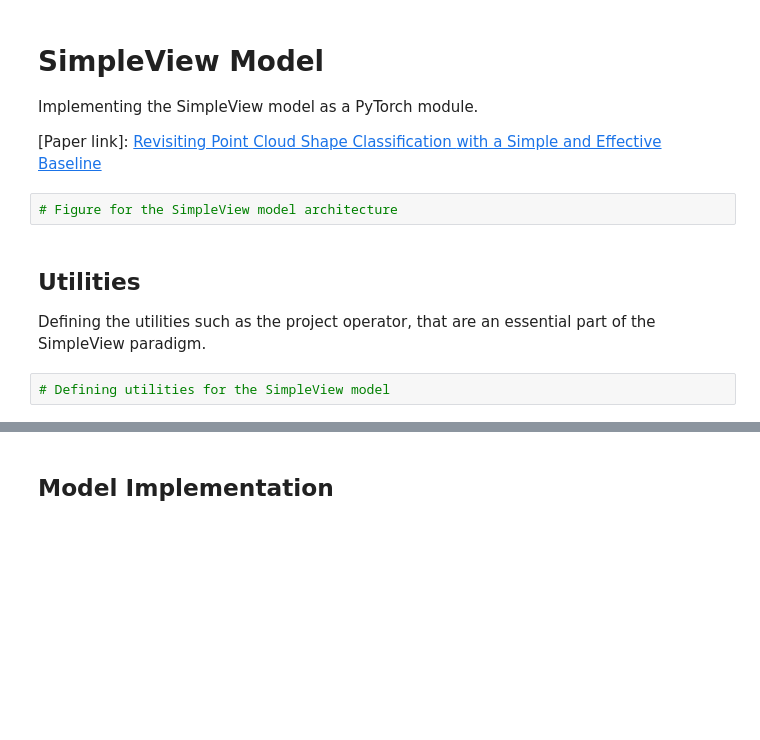
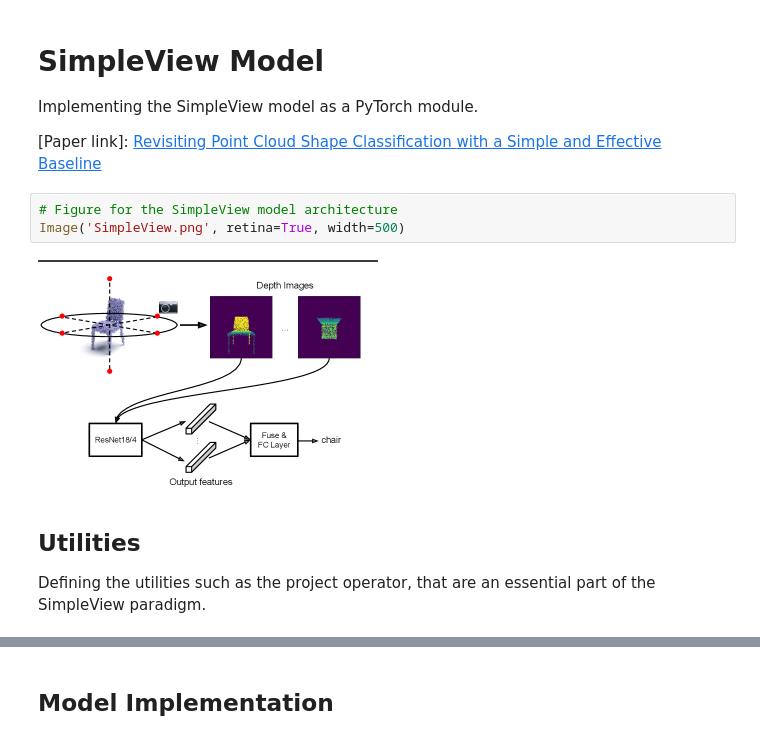
Before and after one commit to devashish-gupta/Pointy, a Jupyter notebook: driver.ipynb, the cells around one changed output, grey strips where cells are left out. Drawn from its saved outputs; the diff is of its cells as text; blank space fills up the shorter version.

```diff
--- a/driver.ipynb
+++ b/driver.ipynb
@@ -64,8 +174,9 @@ Implementing the SimpleView model as a PyTorch module.
 with a Simple and Effective Baseline](https://arxiv.org/pdf/2106.05304v1.pdf)
 # %%
 # Figure for the SimpleView model architecture
+Image('SimpleView.png', retina=True, width=500)
+# %% [output]
+[figure, added]
 # %% [markdown]
 ## Utilities
 Defining the utilities such as the project operator, that are an essential part of the SimpleView paradigm.
-# %%
-# Defining utilities for the SimpleView model
```
Also changed, not shown: parts of 61 cells of this notebook.
